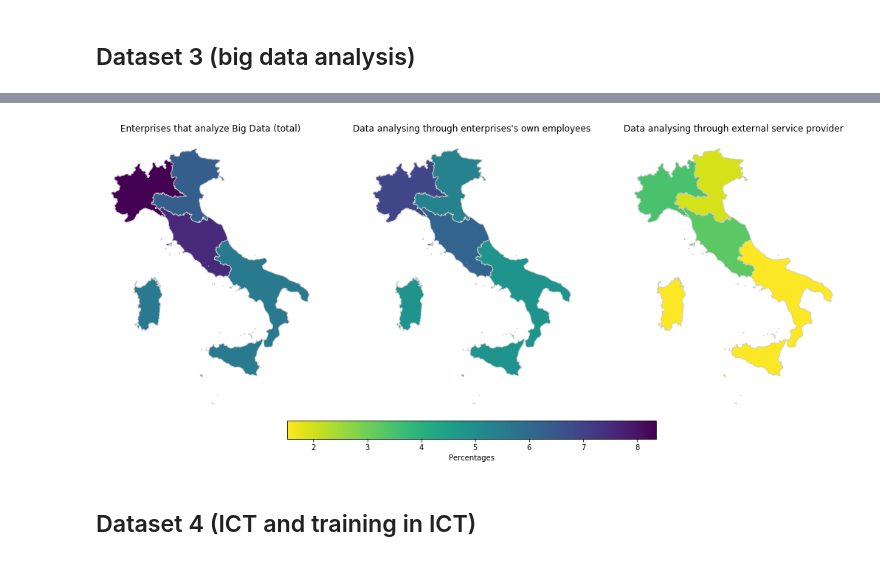
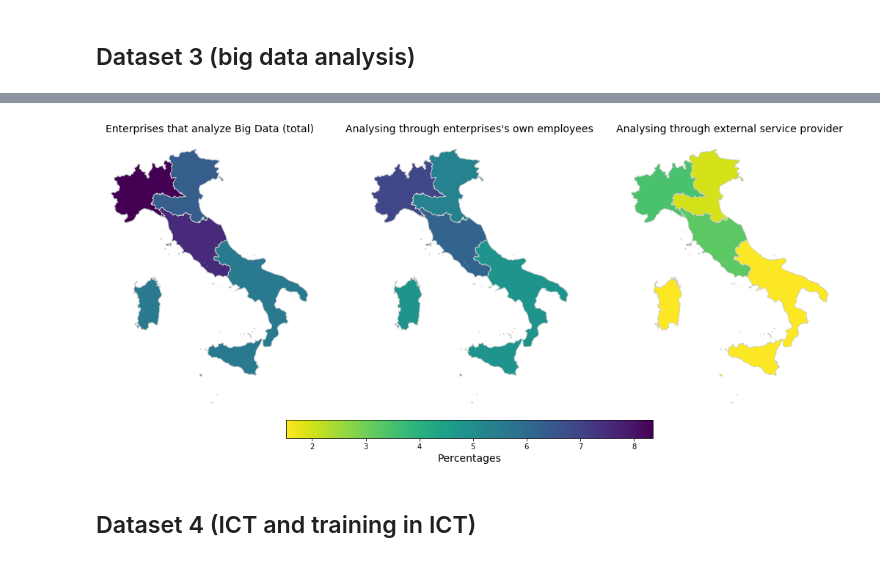
Before and after one commit to mett29/DataViz, a Jupyter notebook: 2nd_block.ipynb, the cells around one changed output, grey strips where cells are left out. Drawn from its saved outputs; the diff is of its cells as text; code cells hidden in the pictures.

```diff
--- a/2nd_block.ipynb
+++ b/2nd_block.ipynb
@@ -298,32 +301,31 @@ merged_3 = merged_3.dissolve('Territory')
 # %%
 fig, ax = plt.subplots(ncols=3, figsize=(18, 10))
 
-
 # FIRST GRAPH
 ax[0].axis('off')
-ax[0].set_title("Enterprises that analyze Big Data (total)", fontsize=12)
+ax[0].set_title("Enterprises that analyze Big Data (total)", fontsize=14)
 merged_1.plot(column='Value', vmin = min(complete_dataframe['Value']), vmax = max(complete_dataframe['Value']), cmap='viridis_r', linewidth=0.8, ax=ax[0], edgecolor='0.8', legend=False)
 
 # SECOND GRAPH
 ax[1].axis('off')
-ax[1].set_title("Data analysing through enterprises's own employees", fontsize=12)
+ax[1].set_title("Analysing through enterprises's own employees", fontsize=14)
 merged_2.plot(column='Value', vmin = min(complete_dataframe['Value']), vmax = max(complete_dataframe['Value']), cmap='viridis_r', linewidth=0.8, ax=ax[1], edgecolor='0.8', legend=False)
 
 # Third GRAPH
 ax[2].axis('off')
-ax[2].set_title("Data analysing through external service provider", fontsize=12)
+ax[2].set_title("Analysing through external service provider", fontsize=14)
 merged_3.plot(column='Value', vmin = min(complete_dataframe['Value']), vmax = max(complete_dataframe['Value']), cmap='viridis_r', linewidth=0.8, ax=ax[2], edgecolor='0.8', legend=False)
 
 # Create the colorbar
 norm = colors.Normalize(vmin=min(complete_dataframe['Value']), vmax=max(complete_dataframe['Value']))
 cbar = plt.cm.ScalarMappable(norm=norm, cmap='viridis_r')
 # Add colorbar
 ax_cbar = fig.colorbar(cbar, ax=ax, orientation="horizontal", fraction=0.046, pad=0.01)
 # Add label for the colorbar
-ax_cbar.set_label('Percentages', fontsize=10)
+ax_cbar.set_label('Percentages', fontsize=14)
 plt.savefig("assets/img/2nd_block/fig_5.svg", format="svg")
 # %% [output]
-[figure, old version]
+[figure, new version]
 # %% [markdown]
 ## Dataset 4 (ICT and training in ICT)
 # %%
```
Also changed, not shown: parts of 5 cells of this notebook, 8 other files.
